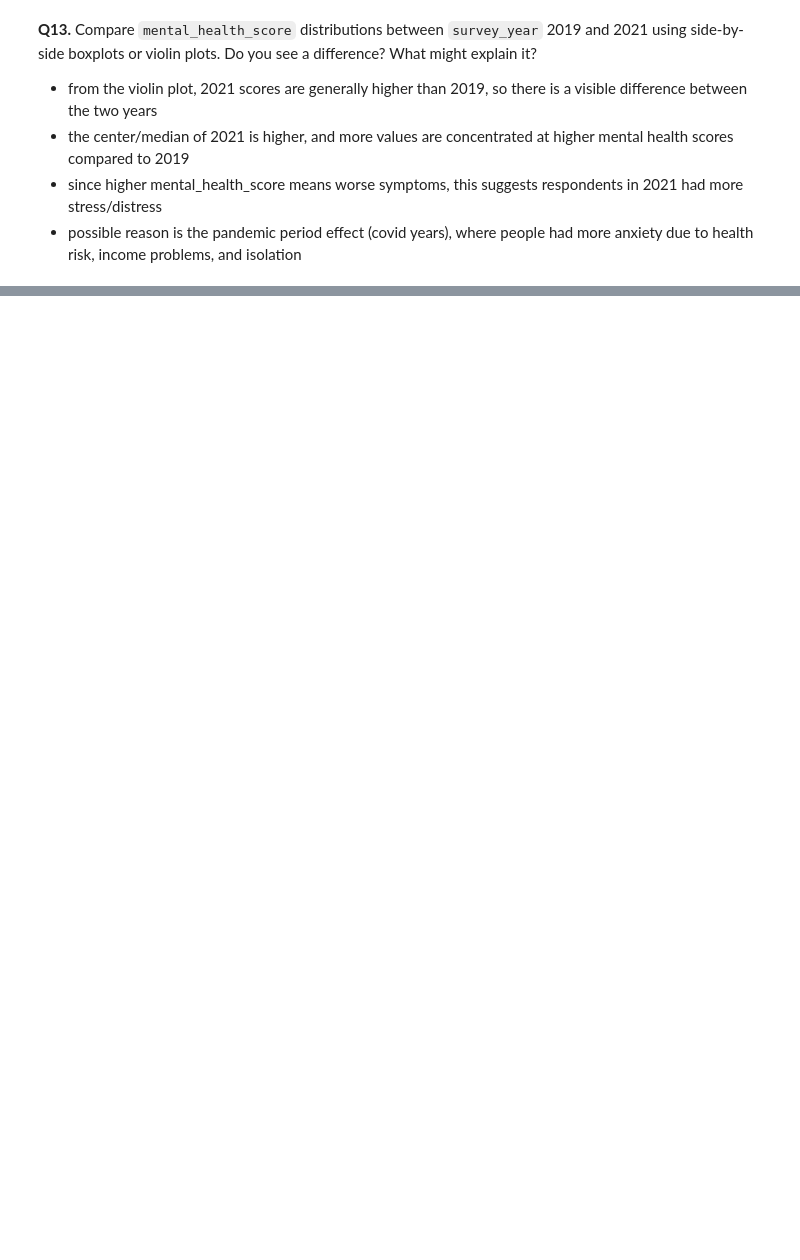
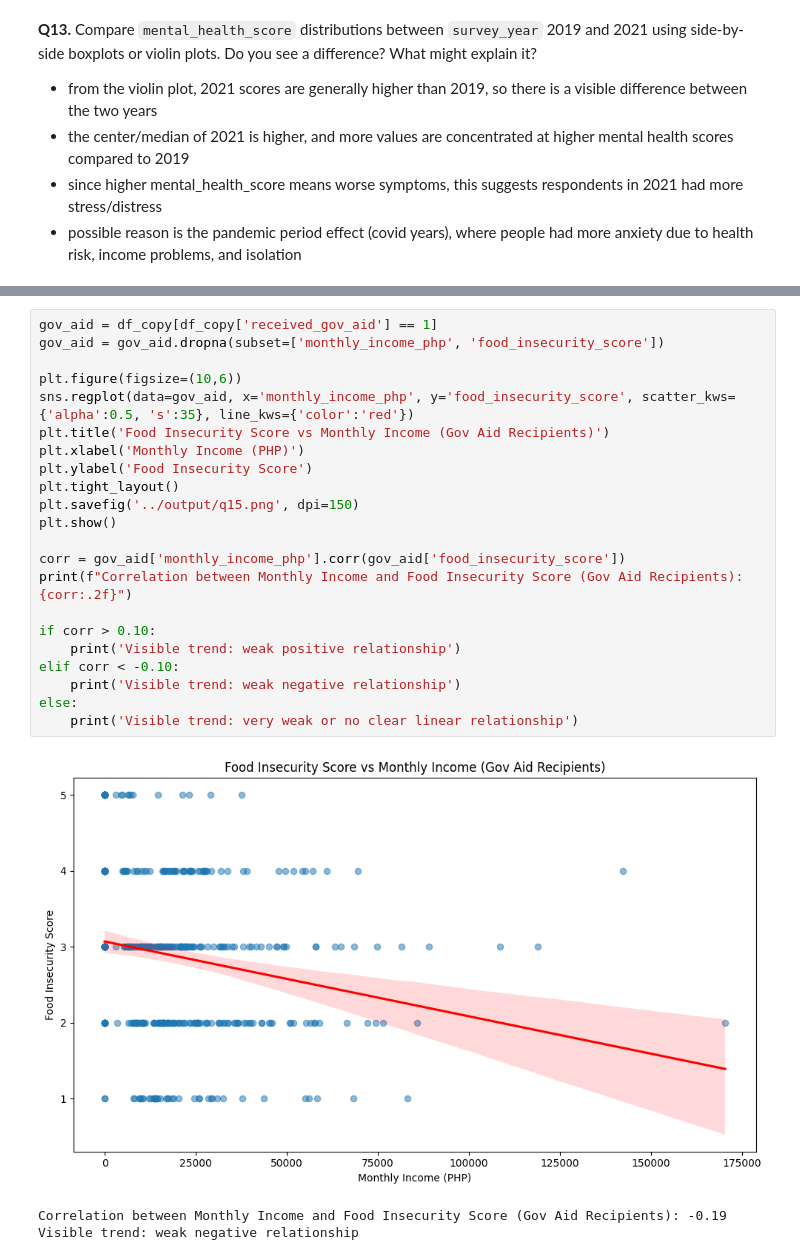
Before and after one commit to Wewds1/EDA, a Jupyter notebook: Ph_survey/notebooks/main.ipynb, the cells around one changed output, grey strips where cells are left out. Saved outputs shown, nothing was run; the diff lists cells and outputs as text; blank space fills up the shorter version.

```diff
--- a/Ph_survey/notebooks/main.ipynb
+++ b/Ph_survey/notebooks/main.ipynb
@@ -438,0 +482,26 @@ Median Score 2021: 9.0
+# %%
+gov_aid = df_copy[df_copy['received_gov_aid'] == 1]
+gov_aid = gov_aid.dropna(subset=['monthly_income_php', 'food_insecurity_score'])
+
+plt.figure(figsize=(10,6))
+sns.regplot(data=gov_aid, x='monthly_income_php', y='food_insecurity_score', scatter_kws={'alpha':0.5, 's':35}, line_kws={'color':'red'})
+plt.title('Food Insecurity Score vs Monthly Income (Gov Aid Recipients)')
+plt.xlabel('Monthly Income (PHP)')
+plt.ylabel('Food Insecurity Score')
+plt.tight_layout()
+plt.savefig('../output/q15.png', dpi=150)
+plt.show()
+
+corr = gov_aid['monthly_income_php'].corr(gov_aid['food_insecurity_score'])
+print(f"Correlation between Monthly Income and Food Insecurity Score (Gov Aid Recipients): {corr:.2f}")
+
+if corr > 0.10:
+    print('Visible trend: weak positive relationship')
+elif corr < -0.10:
+    print('Visible trend: weak negative relationship')
+else:
+    print('Visible trend: very weak or no clear linear relationship')
+# %% [output]
+[figure, added]
+Correlation between Monthly Income and Food Insecurity Score (Gov Aid Recipients): -0.19
+Visible trend: weak negative relationship
```
Also changed, not shown: parts of 5 cells of this notebook, 2 other files.
